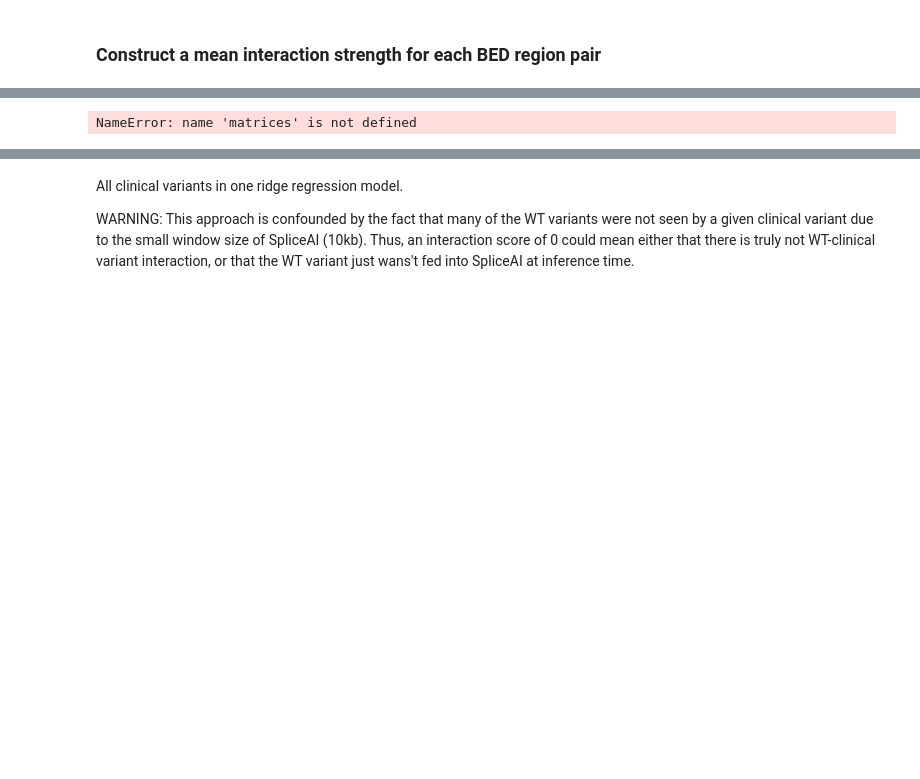
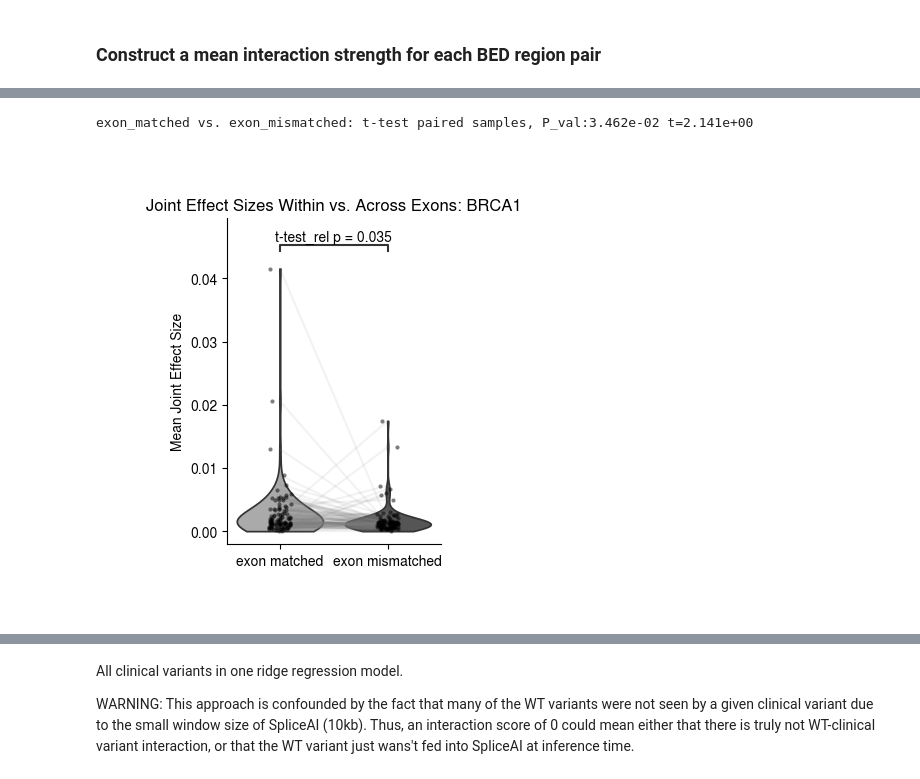
Before and after one commit to bschilder/VEP_DNA, a Jupyter notebook: notebooks/variant_attribution_SpliceAI.ipynb, the cells around one changed output, grey strips where cells are left out. Saved outputs shown, nothing was run; the diff lists cells and outputs as text; code cells hidden in the pictures; blank space fills up the shorter version.

```diff
--- a/notebooks/variant_attribution_SpliceAI.ipynb
+++ b/notebooks/variant_attribution_SpliceAI.ipynb
@@ -552,12 +554,16 @@ matrices["exon_mismatched"].head()
 # %%
 paired_violin = ab.plot_paired_violin_with_stats(
     matrices,
+    title=f"Joint Effect Sizes Within vs. Across Exons: {gene}",
     save_path="manuscript/fig/spliceai_interaction_strength_by_exon_matching.pdf",
-    fig_save_kwargs=utils.FIG_SAVE_KWARGS,
+    line_alpha=0.1,
+    point_size=3,
+    figsize=(3, 4),
     show=True
 )
 # %% [output]
-NameError: name 'matrices' is not defined
+exon_matched vs. exon_mismatched: t-test paired samples, P_val:3.462e-02 t=2.141e+00
+[figure, added]
 # %%
 exclude_annot = ["MANE exons", "MANE introns",
                 # "Exon body"
```
Also changed, not shown: parts of 17 cells of this notebook, 12 other files.
